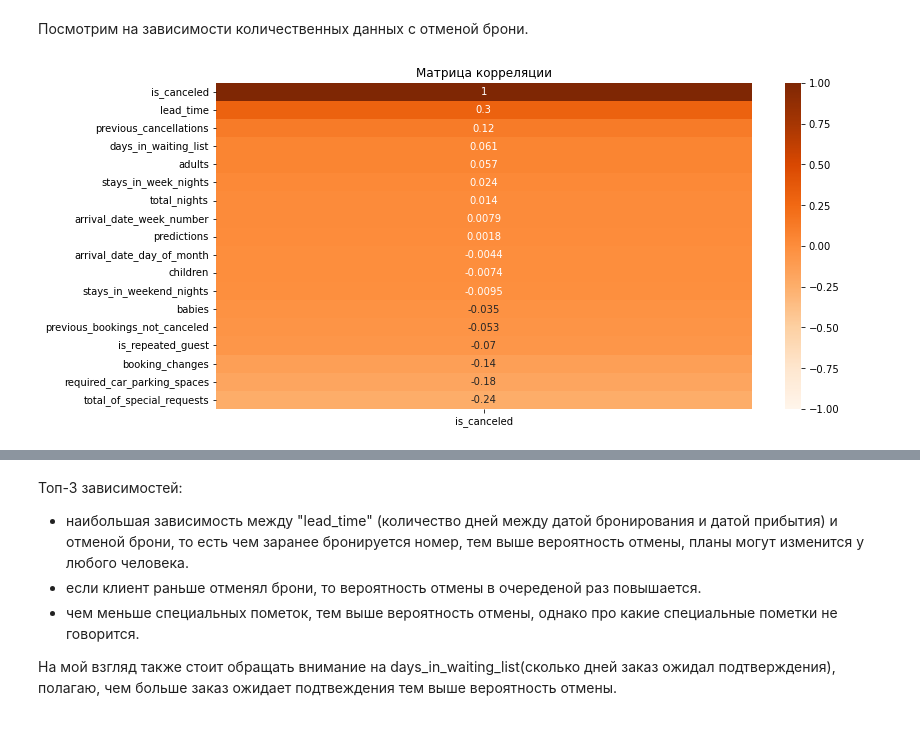
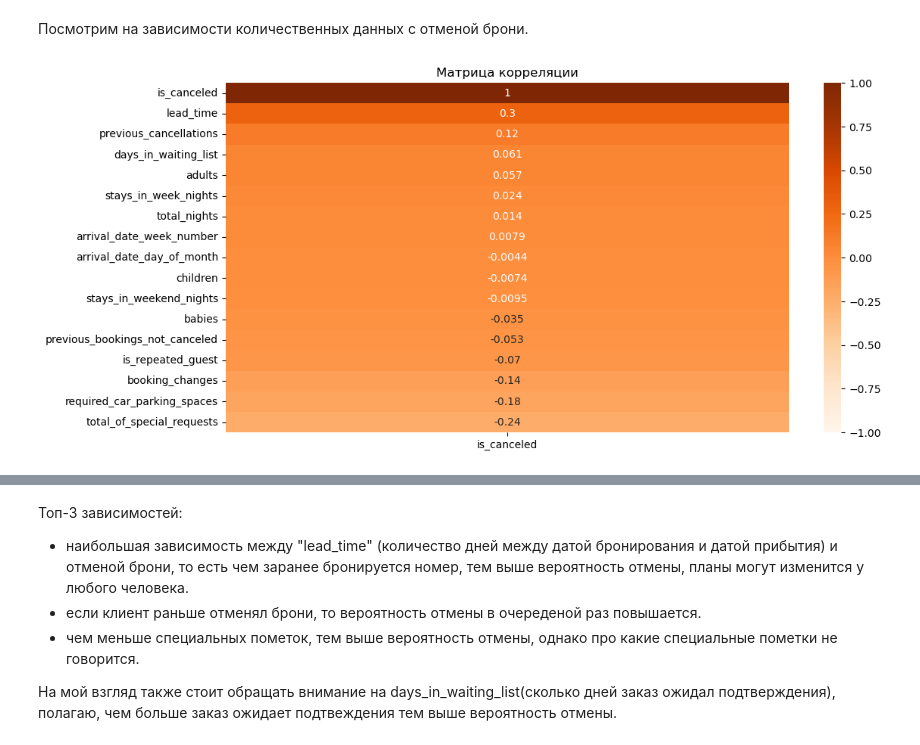
Before and after one commit to TheMartian88/hotel_customer_churn, a Jupyter notebook: hotel_customer_churn.ipynb, the cells around one changed output, grey strips where cells are left out. Drawn from its saved outputs; the diff is of its cells as text; code cells hidden in the pictures.

```diff
--- a/hotel_customer_churn.ipynb
+++ b/hotel_customer_churn.ipynb
@@ -62,8 +62,8 @@ pd.set_option("display.max_columns", None)
 # %% [markdown]
 Загрузим входные данные.
 # %%
-train = pd.read_csv("data/hotel_train.csv")
-test = pd.read_csv("data/hotel_test.csv")
+train = pd.read_csv("hotel_train.csv")
+test = pd.read_csv("hotel_test.csv")
 # %% [markdown]
 Для удобства создадим объект `list` из датафреймов.
 # %%
@@ -534,8 +544,8 @@ print("Убыток на тестовой выборке до внедрения
 country_cat = [] # создадим пустой список
 
 for index, row in concat["country"].value_counts().reset_index().iterrows(): # посчитает количества броней по странам
-    if row["country"] > 1000: # если количество брони > 1000
-        country_cat.append(row["index"]) # добавим эту страну в наш список
+    if row["count"] > 1000: # если количество брони > 1000
+        country_cat.append(row["country"]) # добавим эту страну в наш список
 
 for data in data_list: # для обучающего и тестового набора
     for index, row in data.iterrows():
@@ -910,18 +920,19 @@ for threshold in np.arange(0, 1, 0.03):
 Объединим датафреймы, чтобы на основе общих данных сделать более точне выводы.
 # %%
 data = pd.concat([train]+[test])
+data = data.drop("predictions", axis=1)
 # %% [markdown]
 Посмотрим на зависимости количественных данных с отменой брони.
 # %%
-corr_matrix = data.corr()[["is_canceled"]].sort_values("is_canceled",ascending=False)
+corr_matrix = data.select_dtypes(include=["int", "float"]).corr()[["is_canceled"]].sort_values("is_canceled",ascending=False)
 
 plt.figure(figsize = (12, 6))
 sns.heatmap(corr_matrix,
             vmin=-1,
             vmax=1,
             annot=True,
             cmap="Oranges")
 plt.title("Матрица корреляции")
 plt.show()
 # %% [output]
-[figure, old version]
+[figure, new version]
```
Also changed, not shown: parts of 14 cells of this notebook.
